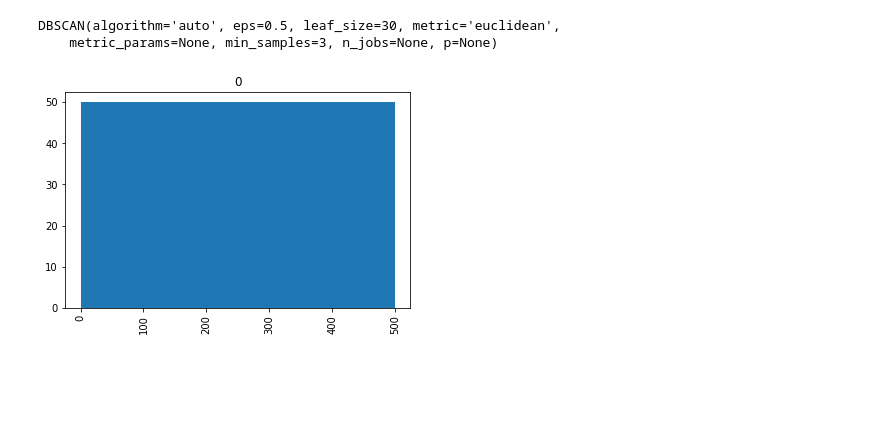
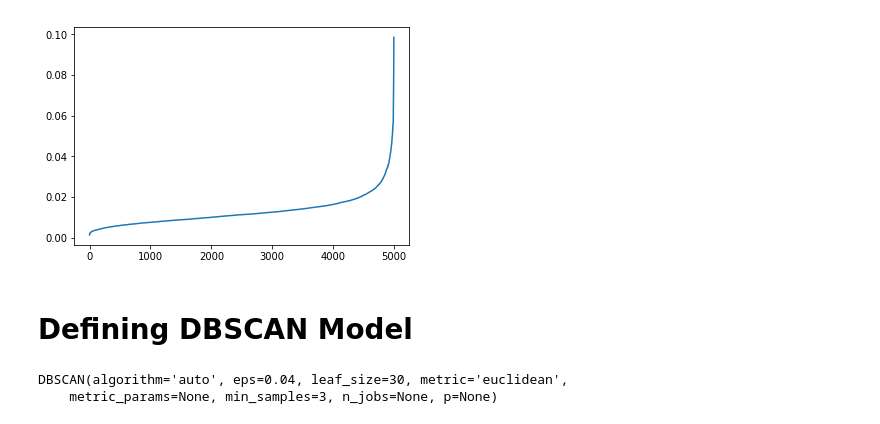
Before and after one commit to rsjain1978/unsupervised-learning-clustering, a Jupyter notebook: DBSCAN Density based clustering.ipynb, the cells around one changed output. Cells and saved outputs as stored; diff of their text form; code cells hidden in the pictures; blank space fills up the shorter version.

```diff
--- a/DBSCAN Density based clustering.ipynb
+++ b/DBSCAN Density based clustering.ipynb
@@ -14,9 +23,28 @@ plt.show()
+# %%
+from sklearn.neighbors import NearestNeighbors
+import numpy as np
+
+min_samples = 3 #since data dimension is 2
+
+nn = NearestNeighbors(n_neighbors=min_samples)
+nn.fit(data)
+distances, indices = nn.kneighbors(data)
+
+d = np.sort(distances[:,-1])
+i = indices[:,0]
+
+plt.plot(i,d)
+plt.show()
+# %% [output]
+[figure, added]
+# %% [markdown]
+# Defining DBSCAN Model
 # %%
 from sklearn.cluster import DBSCAN
 
-dbscan = DBSCAN(eps=.5, min_samples=3)
+dbscan = DBSCAN(eps=.04, min_samples=min_samples)
 model = dbscan.fit(data)
 print (model)
 # %% [output]
-DBSCAN(algorithm='auto', eps=0.5, leaf_size=30, metric='euclidean',
+DBSCAN(algorithm='auto', eps=0.04, leaf_size=30, metric='euclidean',
     metric_params=None, min_samples=3, n_jobs=None, p=None)
@@ -27,5 +50,0 @@ df = pd.DataFrame(data=list(zip(model.core_sample_indices_, model.labels_)), col
-# %%
-df['Index'].hist(by=df['Cluster'])
-plt.show()
-# %% [output]
-[figure, removed]
```
Also changed, not shown: parts of 8 cells of this notebook.
